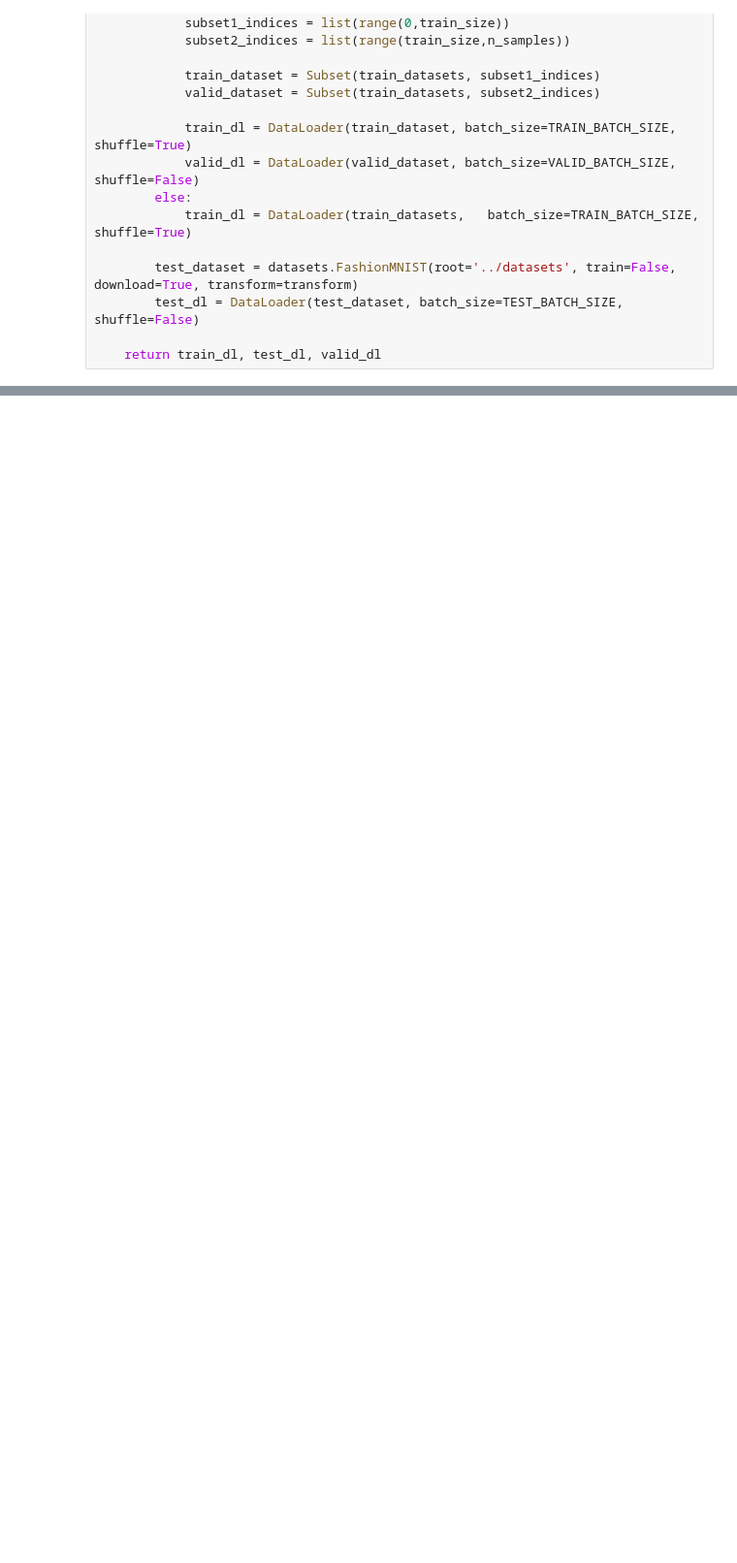
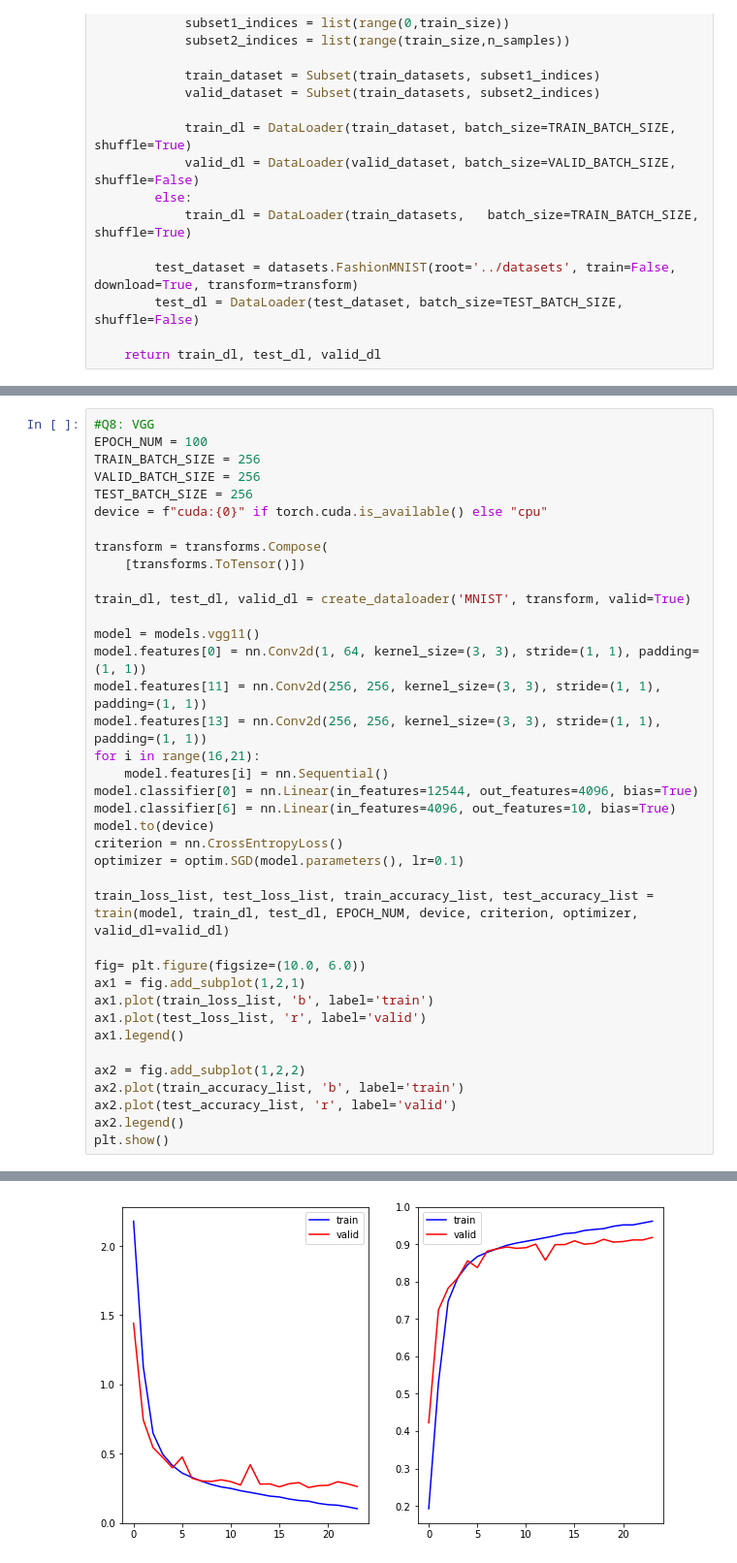
Before and after one commit to kiyalab-tmu/2021-sem1-rinko, a Jupyter notebook: mikisanmktn/chapter04.ipynb, the cells around one changed output, grey strips where cells are left out. Shown at 97% size. Drawn from its saved outputs; the diff is of its cells as text; blank space fills up the shorter version.

```diff
--- a/mikisanmktn/chapter04.ipynb
+++ b/mikisanmktn/chapter04.ipynb
@@ -66,0 +262,39 @@ def myPooling(data, num=True, kernel_size)
+# %%
+#Q8: VGG
+EPOCH_NUM = 100
+TRAIN_BATCH_SIZE = 256
+VALID_BATCH_SIZE = 256
+TEST_BATCH_SIZE = 256
+device = f"cuda:{0}" if torch.cuda.is_available() else "cpu"
+
+transform = transforms.Compose(
+    [transforms.ToTensor()])
+
+train_dl, test_dl, valid_dl = create_dataloader('MNIST', transform, valid=True)
+
+model = models.vgg11()
+model.features[0] = nn.Conv2d(1, 64, kernel_size=(3, 3), stride=(1, 1), padding=(1, 1))
+model.features[11] = nn.Conv2d(256, 256, kernel_size=(3, 3), stride=(1, 1), padding=(1, 1))
+model.features[13] = nn.Conv2d(256, 256, kernel_size=(3, 3), stride=(1, 1), padding=(1, 1))
+for i in range(16,21):
+    model.features[i] = nn.Sequential()
+model.classifier[0] = nn.Linear(in_features=12544, out_features=4096, bias=True)
+model.classifier[6] = nn.Linear(in_features=4096, out_features=10, bias=True)
+model.to(device)
+criterion = nn.CrossEntropyLoss()
+optimizer = optim.SGD(model.parameters(), lr=0.1)
+
+train_loss_list, test_loss_list, train_accuracy_list, test_accuracy_list = train(model, train_dl, test_dl, EPOCH_NUM, device, criterion, optimizer, valid_dl=valid_dl)
+
+fig= plt.figure(figsize=(10.0, 6.0))
+ax1 = fig.add_subplot(1,2,1)
+ax1.plot(train_loss_list, 'b', label='train')
+ax1.plot(test_loss_list, 'r', label='valid')
+ax1.legend()
+
+ax2 = fig.add_subplot(1,2,2)
+ax2.plot(train_accuracy_list, 'b', label='train')
+ax2.plot(test_accuracy_list, 'r', label='valid')
+ax2.legend()
+plt.show()
+# %% [output]
@@ -66,0 +318 @@ def myPooling(data, num=True, kernel_size)
+[figure, added]
```
Also changed, not shown: parts of 17 cells of this notebook.
